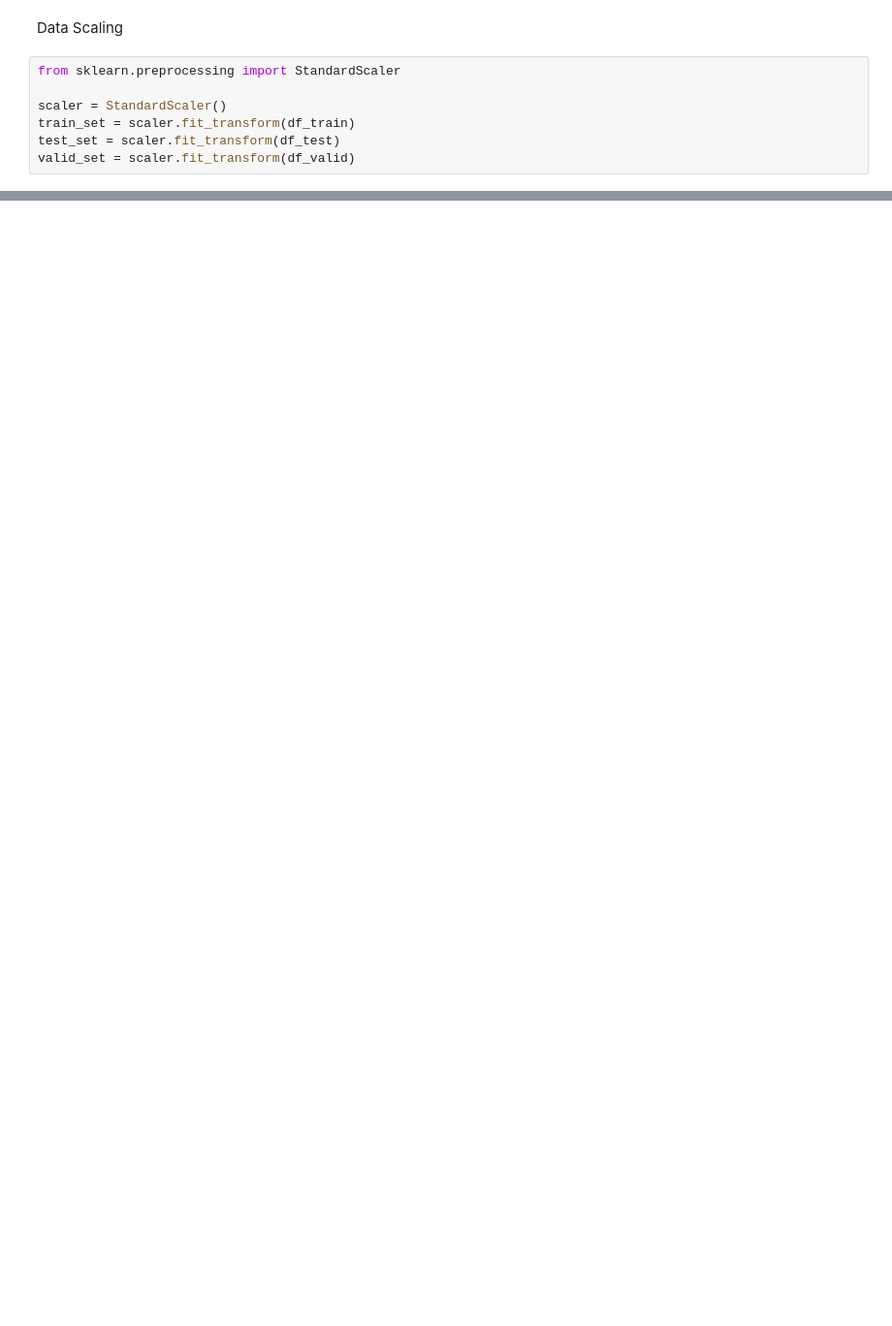
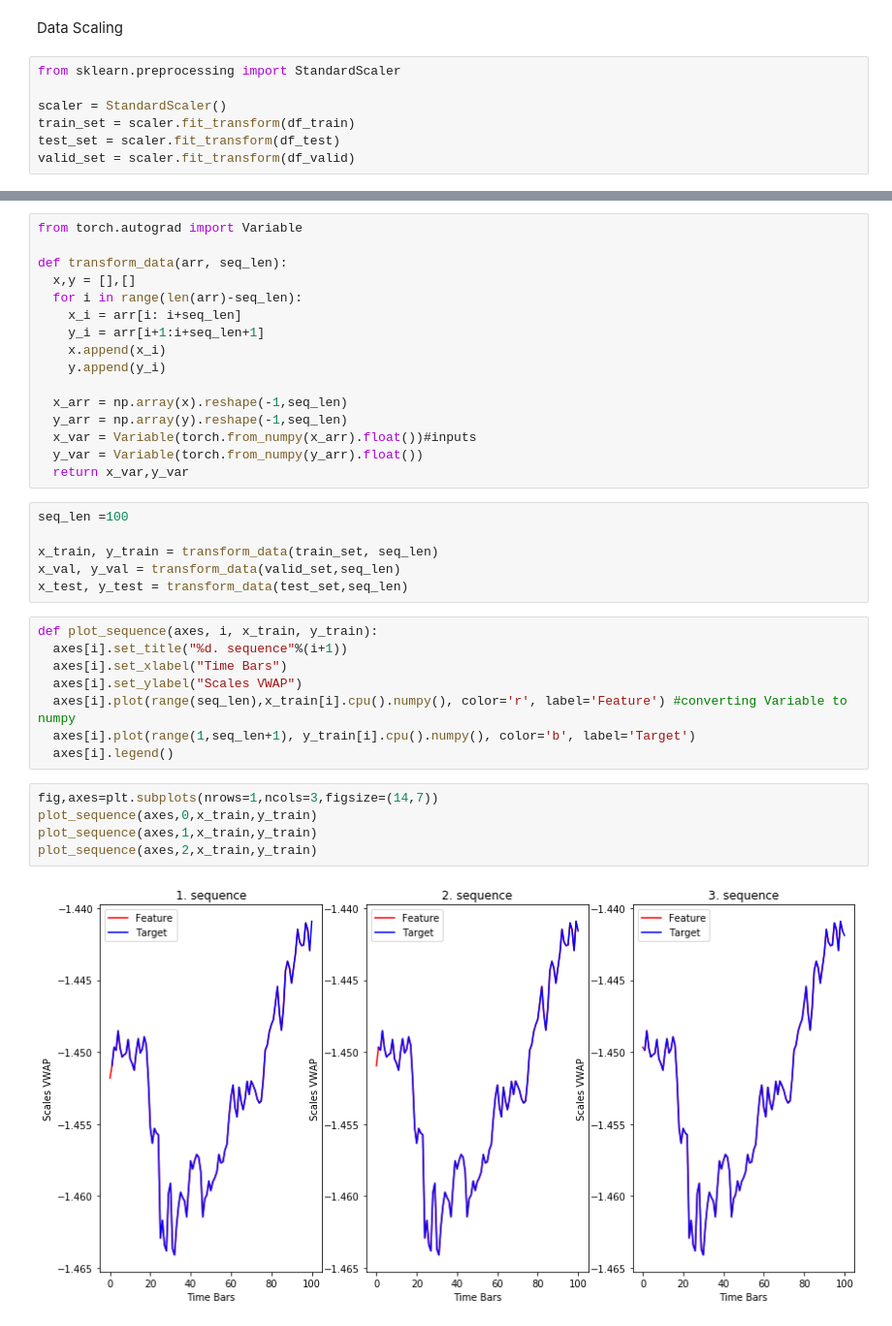
Before and after one commit to ThisuriLekamge/Stock-Price-Prediction-on-Bitcoin-trading-data-using-LSTM-with-PyTorch, a Jupyter notebook: main.ipynb, the cells around one changed output, grey strips where cells are left out. Shown: that part at 97% size. Cells and saved outputs as stored; diff of their text form; blank space fills up the shorter version.

```diff
--- a/main.ipynb
+++ b/main.ipynb
@@ -123,0 +138,37 @@ valid_set = scaler.fit_transform(df_valid)
+# %%
+from torch.autograd import Variable
+
+def transform_data(arr, seq_len):
+  x,y = [],[]
+  for i in range(len(arr)-seq_len):
+    x_i = arr[i: i+seq_len]
+    y_i = arr[i+1:i+seq_len+1]
+    x.append(x_i)
+    y.append(y_i)
+
+  x_arr = np.array(x).reshape(-1,seq_len)
+  y_arr = np.array(y).reshape(-1,seq_len)
+  x_var = Variable(torch.from_numpy(x_arr).float())#inputs
+  y_var = Variable(torch.from_numpy(y_arr).float())
+  return x_var,y_var
+# %%
+seq_len =100
+
+x_train, y_train = transform_data(train_set, seq_len)
+x_val, y_val = transform_data(valid_set,seq_len)
+x_test, y_test = transform_data(test_set,seq_len)
+# %%
+def plot_sequence(axes, i, x_train, y_train):
+  axes[i].set_title("%d. sequence"%(i+1))
+  axes[i].set_xlabel("Time Bars")
+  axes[i].set_ylabel("Scales VWAP")
+  axes[i].plot(range(seq_len),x_train[i].cpu().numpy(), color='r', label='Feature') #converting Variable to numpy
+  axes[i].plot(range(1,seq_len+1), y_train[i].cpu().numpy(), color='b', label='Target')
+  axes[i].legend()
+# %%
+fig,axes=plt.subplots(nrows=1,ncols=3,figsize=(14,7))
+plot_sequence(axes,0,x_train,y_train)
+plot_sequence(axes,1,x_train,y_train)
+plot_sequence(axes,2,x_train,y_train)
+# %% [output]
+[figure, added]
```
Also changed, not shown: parts of 8 cells of this notebook.
